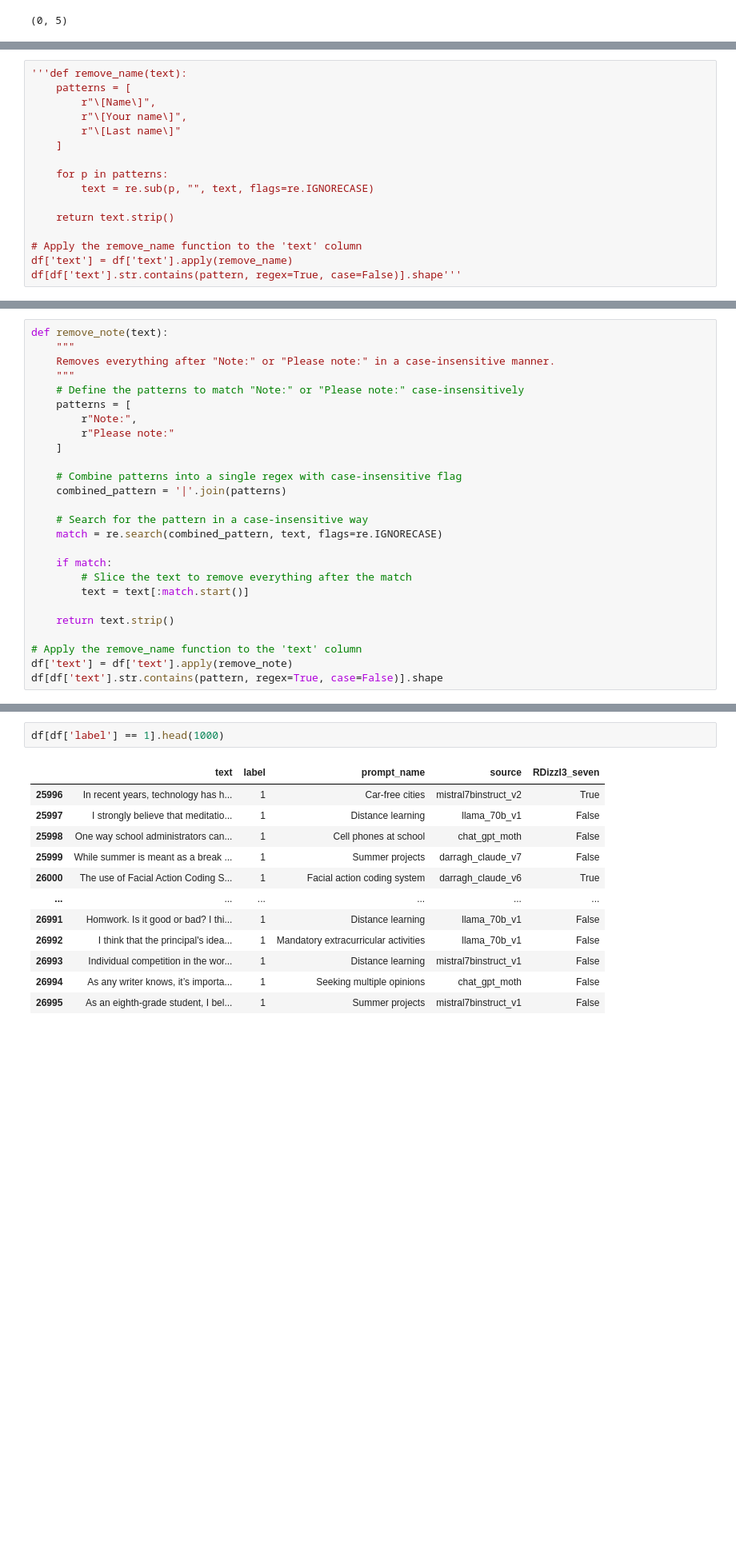
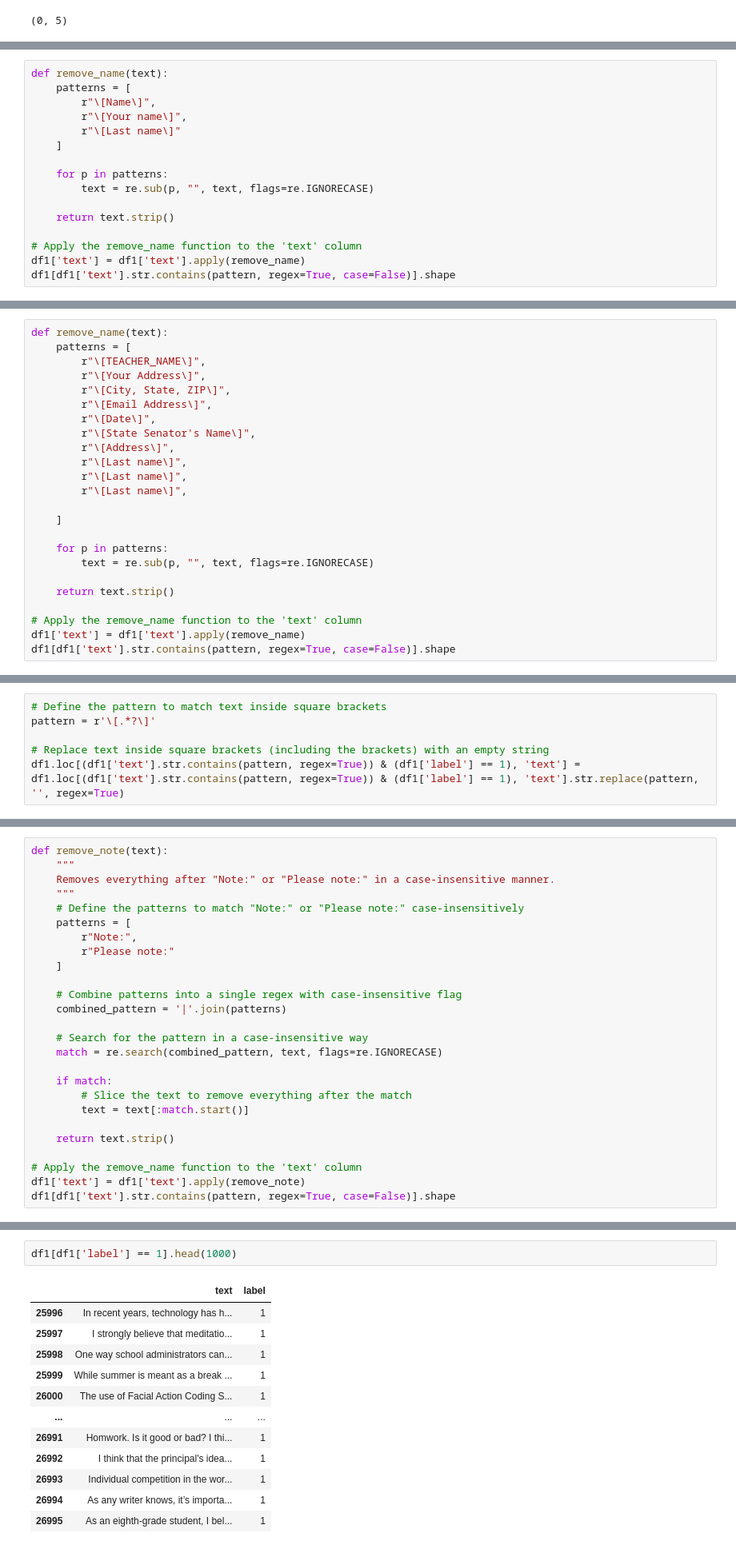
Before and after one commit to Sirapop12345/sp, a Jupyter notebook: Data_Preparation.ipynb, the cells around one changed output, grey strips where cells are left out. Shown at 80% size. Saved outputs shown, nothing was run; the diff lists cells and outputs as text; blank space fills up the shorter version.

```diff
--- a/Data_Preparation.ipynb
+++ b/Data_Preparation.ipynb
@@ -218,5 +266,5 @@ df[df['text'].str.contains(pattern, regex=True, case=False)].shape'''
 # %%
-'''def remove_name(text):
+def remove_name(text):
     patterns = [
         r"\[Name\]",
         r"\[Your name\]",
@@ -229,6 +277,6 @@ df[df['text'].str.contains(pattern, regex=True, case=False)].shape'''
     return text.strip()
 
 # Apply the remove_name function to the 'text' column
-df['text'] = df['text'].apply(remove_name)
-df[df['text'].str.contains(pattern, regex=True, case=False)].shape'''
+df1['text'] = df1['text'].apply(remove_name)
+df1[df1['text'].str.contains(pattern, regex=True, case=False)].shape
 # %% [output]
@@ -237,0 +298,24 @@ df[df['text'].str.contains(pattern, regex=True, case=False)].shape'''
+# %%
+def remove_name(text):
+    patterns = [
+        r"\[TEACHER_NAME\]",
+        r"\[Your Address\]",
+        r"\[City, State, ZIP\]",
+        r"\[Email Address\]",
+        r"\[Date\]",
+        r"\[State Senator's Name\]",
+        r"\[Address\]",
+        r"\[Last name\]",
+        r"\[Last name\]",
+        r"\[Last name\]",
+
+    ]
+
+    for p in patterns:
+        text = re.sub(p, "", text, flags=re.IGNORECASE)
+
+    return text.strip()
+
+# Apply the remove_name function to the 'text' column
+df1['text'] = df1['text'].apply(remove_name)
+df1[df1['text'].str.contains(pattern, regex=True, case=False)].shape
@@ -237,0 +441,6 @@ df[df['text'].str.contains(pattern, regex=True, case=False)].shape'''
+# %%
+# Define the pattern to match text inside square brackets
+pattern = r'\[.*?\]'
+
+# Replace text inside square brackets (including the brackets) with an empty string
+df1.loc[(df1['text'].str.contains(pattern, regex=True)) & (df1['label'] == 1), 'text'] = df1.loc[(df1['text'].str.contains(pattern, regex=True)) & (df1['label'] == 1), 'text'].str.replace(pattern, '', regex=True)
@@ -284,6 +488,6 @@ def remove_note(text):
     return text.strip()
 
 # Apply the remove_name function to the 'text' column
-df['text'] = df['text'].apply(remove_note)
-df[df['text'].str.contains(pattern, regex=True, case=False)].shape
+df1['text'] = df1['text'].apply(remove_note)
+df1[df1['text'].str.contains(pattern, regex=True, case=False)].shape
 # %% [output]
@@ -346,15 +510,15 @@ df[df['label'] == 1].shape
 # %%
-df[df['label'] == 1].head(1000)
+df1[df1['label'] == 1].head(1000)
 # %% [output]
-|  | text | label | prompt_name | source | RDizzl3_seven |
-| 25996 | In recent years, technology has h... | 1 | Car-free cities | mistral7binstruct_v2 | True |
-| 25997 | I strongly believe that meditatio... | 1 | Distance learning | llama_70b_v1 | False |
-| 25998 | One way school administrators can... | 1 | Cell phones at school | chat_gpt_moth | False |
-| 25999 | While summer is meant as a break ... | 1 | Summer projects | darragh_claude_v7 | False |
-| 26000 | The use of Facial Action Coding S... | 1 | Facial action coding system | darragh_claude_v6 | True |
-| ... | ... | ... | ... | ... | ... |
-| 26991 | Homwork. Is it good or bad? I thi... | 1 | Distance learning | llama_70b_v1 | False |
-| 26992 | I think that the principal's idea... | 1 | Mandatory extracurricular activities | llama_70b_v1 | False |
-| 26993 | Individual competition in the wor... | 1 | Distance learning | mistral7binstruct_v1 | False |
-| 26994 | As any writer knows, it’s importa... | 1 | Seeking multiple opinions | chat_gpt_moth | False |
-| 26995 | As an eighth-grade student, I bel... | 1 | Summer projects | mistral7binstruct_v1 | False |
+|  | text | label |
+| 25996 | In recent years, technology has h... | 1 |
+| 25997 | I strongly believe that meditatio... | 1 |
+| 25998 | One way school administrators can... | 1 |
+| 25999 | While summer is meant as a break ... | 1 |
+| 26000 | The use of Facial Action Coding S... | 1 |
+| ... | ... | ... |
+| 26991 | Homwork. Is it good or bad? I thi... | 1 |
+| 26992 | I think that the principal's idea... | 1 |
+| 26993 | Individual competition in the wor... | 1 |
+| 26994 | As any writer knows, it’s importa... | 1 |
+| 26995 | As an eighth-grade student, I bel... | 1 |
```
Also changed, not shown: parts of 45 cells of this notebook.
